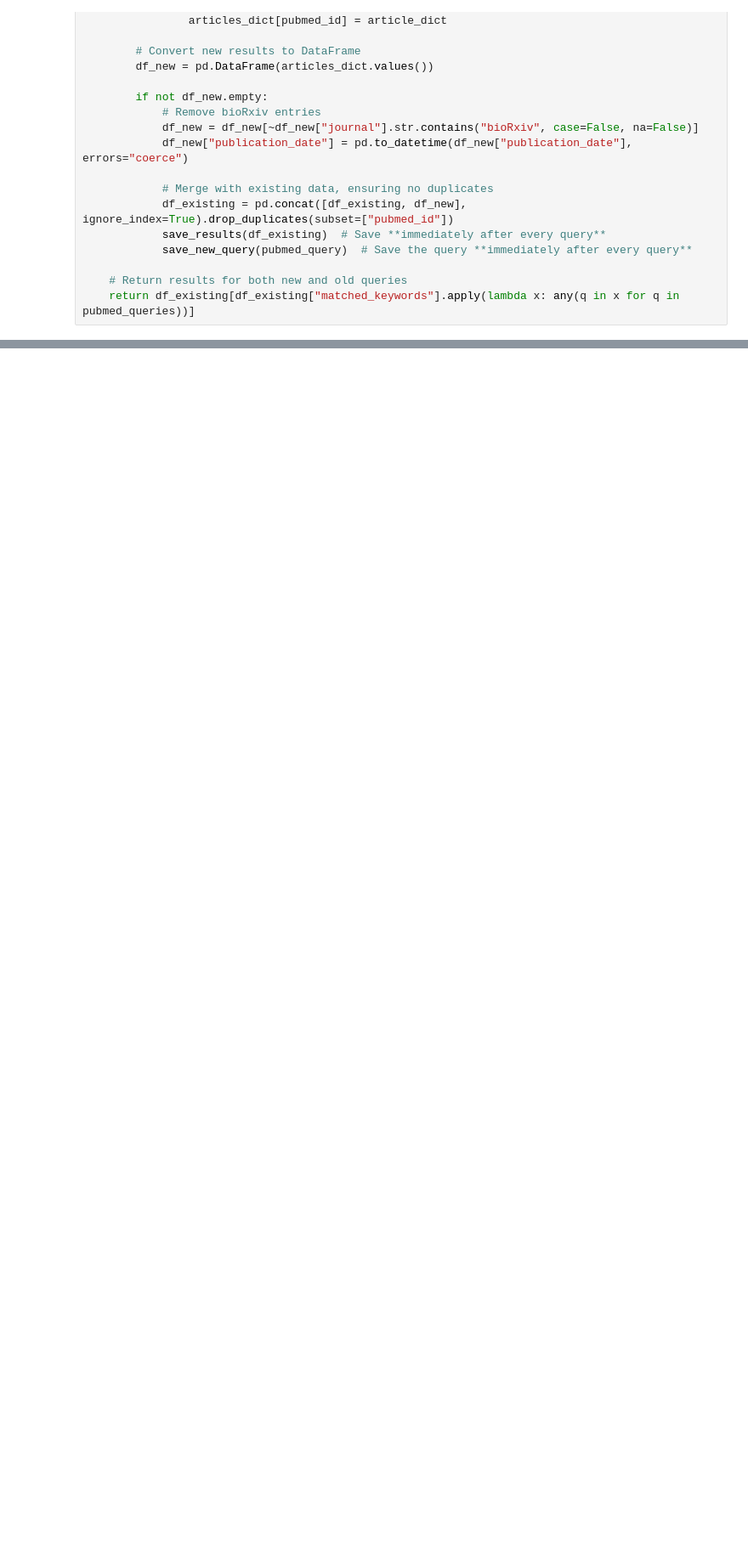
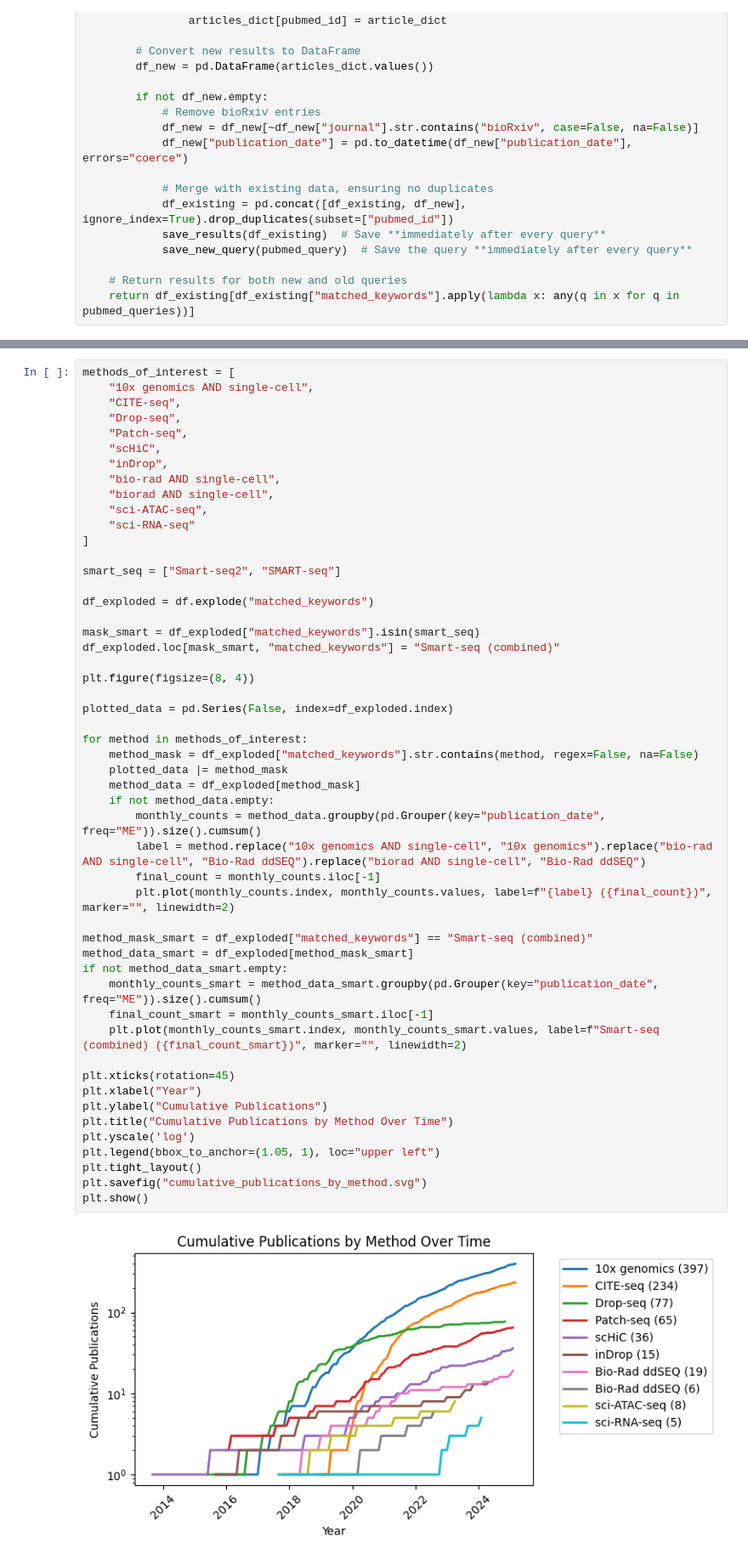
Before and after one commit to fderop/phd_thesis, a Jupyter notebook: sim/pub.ipynb, the cells around one changed output, grey strips where cells are left out. Shown at 85% size. Drawn from its saved outputs; the diff is of its cells as text; blank space fills up the shorter version.

```diff
--- a/sim/pub.ipynb
+++ b/sim/pub.ipynb
@@ -431,0 +476,53 @@ NameError: name 'df' is not defined
+# %%
+methods_of_interest = [
+    "10x genomics AND single-cell",
+    "CITE-seq",
+    "Drop-seq",
+    "Patch-seq",
+    "scHiC",
+    "inDrop",
+    "bio-rad AND single-cell",
+    "biorad AND single-cell",
+    "sci-ATAC-seq",
+    "sci-RNA-seq"
+]
+
+smart_seq = ["Smart-seq2", "SMART-seq"]
+
+df_exploded = df.explode("matched_keywords")
+
+mask_smart = df_exploded["matched_keywords"].isin(smart_seq)
+df_exploded.loc[mask_smart, "matched_keywords"] = "Smart-seq (combined)"
+
+plt.figure(figsize=(8, 4))
+
+plotted_data = pd.Series(False, index=df_exploded.index)
+
+for method in methods_of_interest:
+    method_mask = df_exploded["matched_keywords"].str.contains(method, regex=False, na=False)
+    plotted_data |= method_mask
+    method_data = df_exploded[method_mask]
+    if not method_data.empty:
+        monthly_counts = method_data.groupby(pd.Grouper(key="publication_date", freq="ME")).size().cumsum()
+        label = method.replace("10x genomics AND single-cell", "10x genomics").replace("bio-rad AND single-cell", "Bio-Rad ddSEQ").replace("biorad AND single-cell", "Bio-Rad ddSEQ")
+        final_count = monthly_counts.iloc[-1]
+        plt.plot(monthly_counts.index, monthly_counts.values, label=f"{label} ({final_count})", marker="", linewidth=2)
+
+method_mask_smart = df_exploded["matched_keywords"] == "Smart-seq (combined)"
+method_data_smart = df_exploded[method_mask_smart]
+if not method_data_smart.empty:
+    monthly_counts_smart = method_data_smart.groupby(pd.Grouper(key="publication_date", freq="ME")).size().cumsum()
+    final_count_smart = monthly_counts_smart.iloc[-1]
+    plt.plot(monthly_counts_smart.index, monthly_counts_smart.values, label=f"Smart-seq (combined) ({final_count_smart})", marker="", linewidth=2)
+
+plt.xticks(rotation=45)
+plt.xlabel("Year")
+plt.ylabel("Cumulative Publications")
+plt.title("Cumulative Publications by Method Over Time")
+plt.yscale('log')
+plt.legend(bbox_to_anchor=(1.05, 1), loc="upper left")
+plt.tight_layout()
+plt.savefig("cumulative_publications_by_method.svg")
+plt.show()
+# %% [output]
+[figure, added]
```
Also changed, not shown: parts of 12 cells of this notebook, 3 other files.
